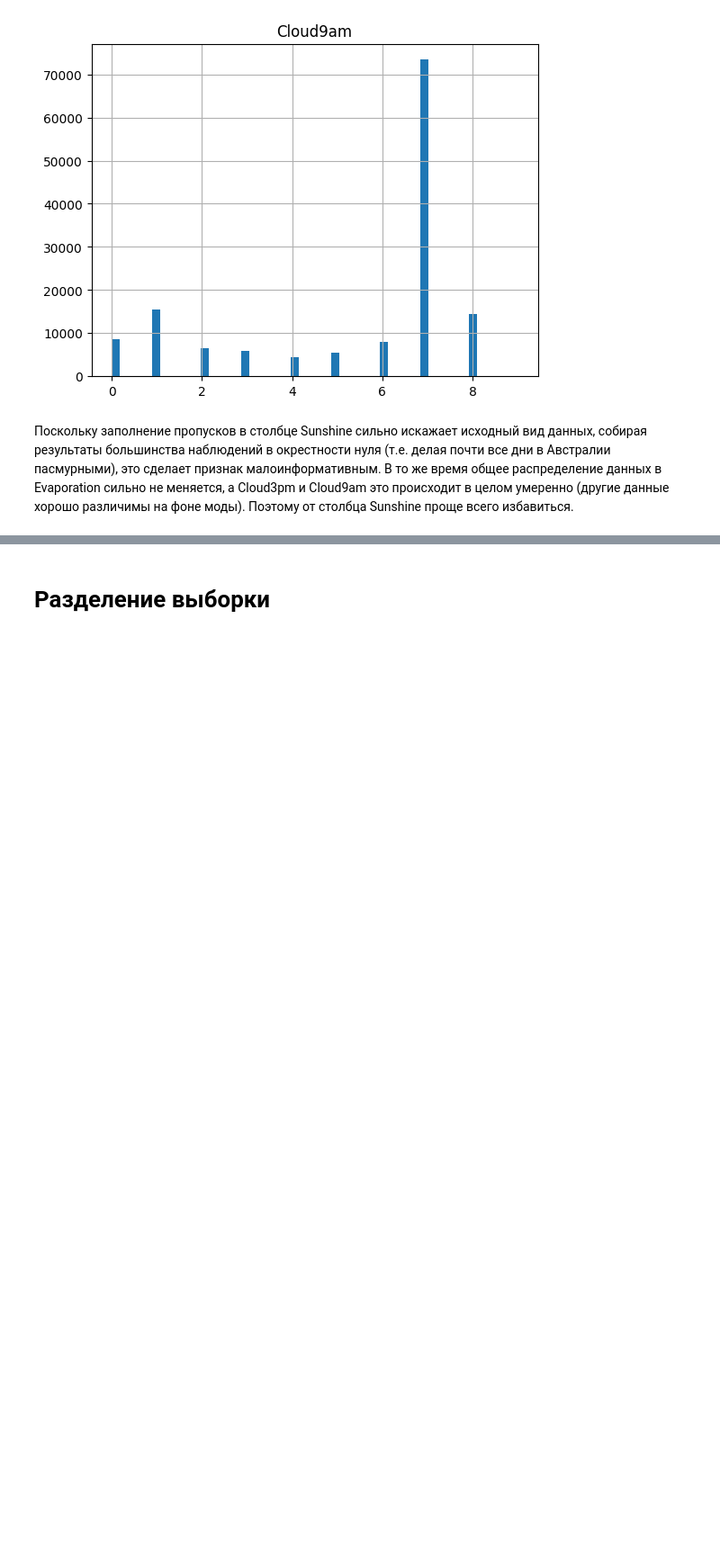
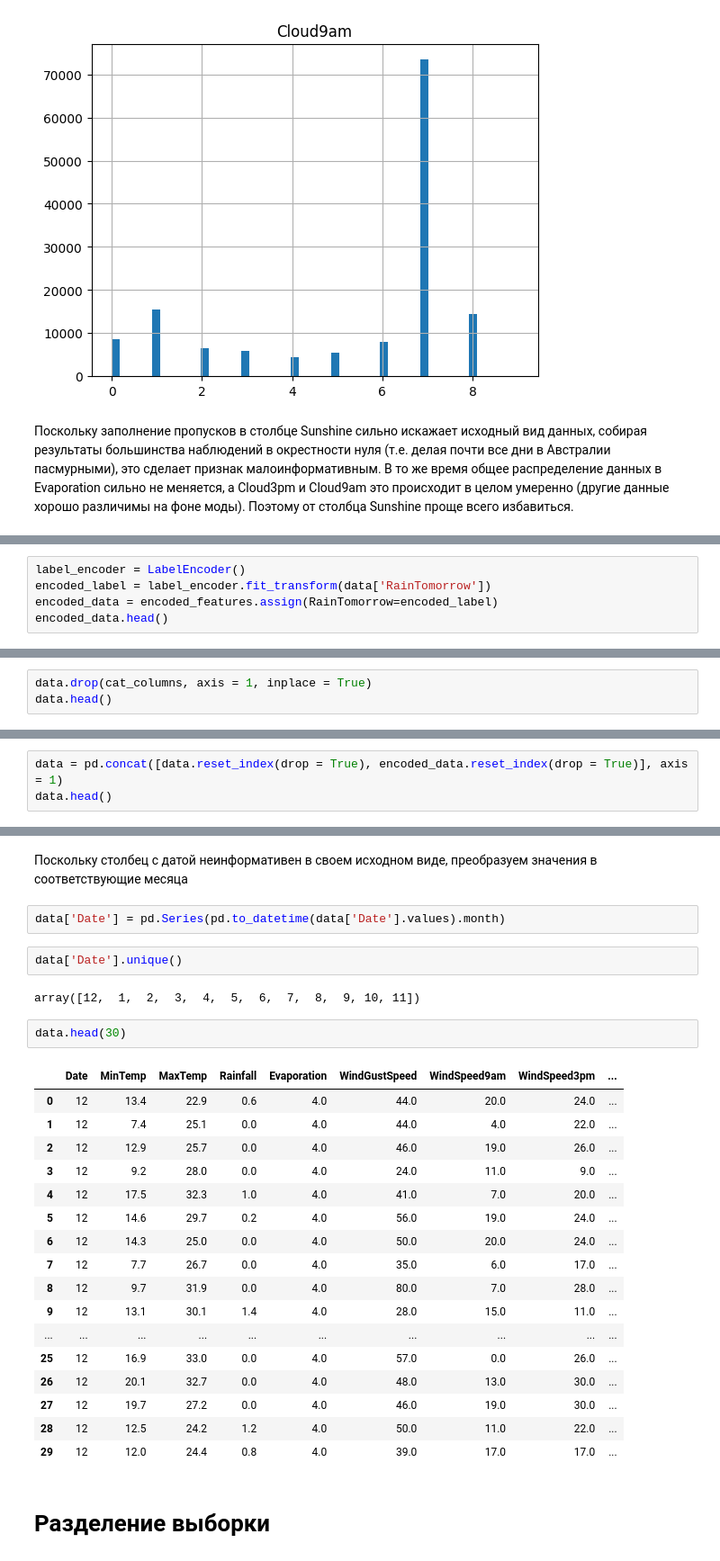
Before and after one commit to Kirillex22/Machine-Learning, a Jupyter notebook: notebooks/Lab4.ipynb, the cells around one changed output, grey strips where cells are left out. Shown at 90% size. Saved outputs shown, nothing was run; the diff lists cells and outputs as text; blank space fills up the shorter version.

Commit message:
added_lr, data had prepared

```diff
--- a/notebooks/Lab4.ipynb
+++ b/notebooks/Lab4.ipynb
@@ -213,0 +292,5 @@ dtype: float64
+# %%
+label_encoder = LabelEncoder()
+encoded_label = label_encoder.fit_transform(data['RainTomorrow'])
+encoded_data = encoded_features.assign(RainTomorrow=encoded_label)
+encoded_data.head()
@@ -213,0 +322,3 @@ dtype: float64
+# %%
+data.drop(cat_columns, axis = 1, inplace = True)
+data.head()
@@ -213,0 +354,3 @@ dtype: float64
+# %%
+data = pd.concat([data.reset_index(drop = True), encoded_data.reset_index(drop = True)], axis = 1)
+data.head()
@@ -214,3 +364,31 @@ dtype: float64
+# %% [markdown]
+Поскольку столбец с датой неинформативен в своем исходном виде, преобразуем значения в соответствующие месяца
+# %%
+data['Date'] = pd.Series(pd.to_datetime(data['Date'].values).month)
+# %%
+data['Date'].unique()
+# %% [output]
+array([12,  1,  2,  3,  4,  5,  6,  7,  8,  9, 10, 11])
+# %%
+data.head(30)
+# %% [output]
+|  | Date | MinTemp | MaxTemp | Rainfall | Evaporation | WindGustSpeed | WindSpeed9am | WindSpeed3pm | ... |
+| 0 | 12 | 13.4 | 22.9 | 0.6 | 4.0 | 44.0 | 20.0 | 24.0 | ... |
+| 1 | 12 | 7.4 | 25.1 | 0.0 | 4.0 | 44.0 | 4.0 | 22.0 | ... |
+| 2 | 12 | 12.9 | 25.7 | 0.0 | 4.0 | 46.0 | 19.0 | 26.0 | ... |
+| 3 | 12 | 9.2 | 28.0 | 0.0 | 4.0 | 24.0 | 11.0 | 9.0 | ... |
+| 4 | 12 | 17.5 | 32.3 | 1.0 | 4.0 | 41.0 | 7.0 | 20.0 | ... |
+| 5 | 12 | 14.6 | 29.7 | 0.2 | 4.0 | 56.0 | 19.0 | 24.0 | ... |
+| 6 | 12 | 14.3 | 25.0 | 0.0 | 4.0 | 50.0 | 20.0 | 24.0 | ... |
+| 7 | 12 | 7.7 | 26.7 | 0.0 | 4.0 | 35.0 | 6.0 | 17.0 | ... |
+| 8 | 12 | 9.7 | 31.9 | 0.0 | 4.0 | 80.0 | 7.0 | 28.0 | ... |
+| 9 | 12 | 13.1 | 30.1 | 1.4 | 4.0 | 28.0 | 15.0 | 11.0 | ... |
+| ... | ... | ... | ... | ... | ... | ... | ... | ... | ... |
+| 25 | 12 | 16.9 | 33.0 | 0.0 | 4.0 | 57.0 | 0.0 | 26.0 | ... |
+| 26 | 12 | 20.1 | 32.7 | 0.0 | 4.0 | 48.0 | 13.0 | 30.0 | ... |
+| 27 | 12 | 19.7 | 27.2 | 0.0 | 4.0 | 46.0 | 19.0 | 30.0 | ... |
+| 28 | 12 | 12.5 | 24.2 | 1.2 | 4.0 | 50.0 | 11.0 | 22.0 | ... |
+| 29 | 12 | 12.0 | 24.4 | 0.8 | 4.0 | 39.0 | 17.0 | 17.0 | ... |
 # %% [markdown]
 # Разделение выборки
 # %% [markdown]
```
Also changed, not shown: parts of 43 cells of this notebook.
